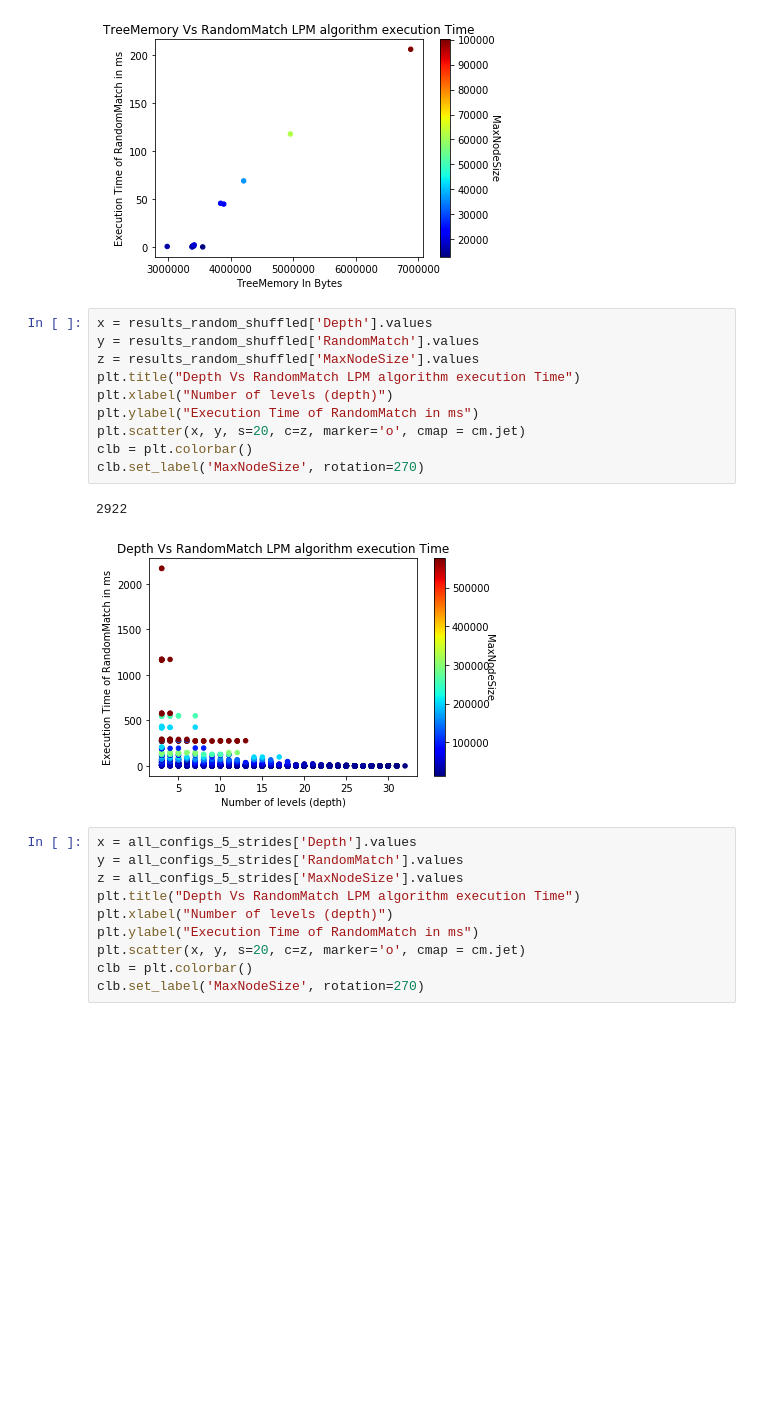
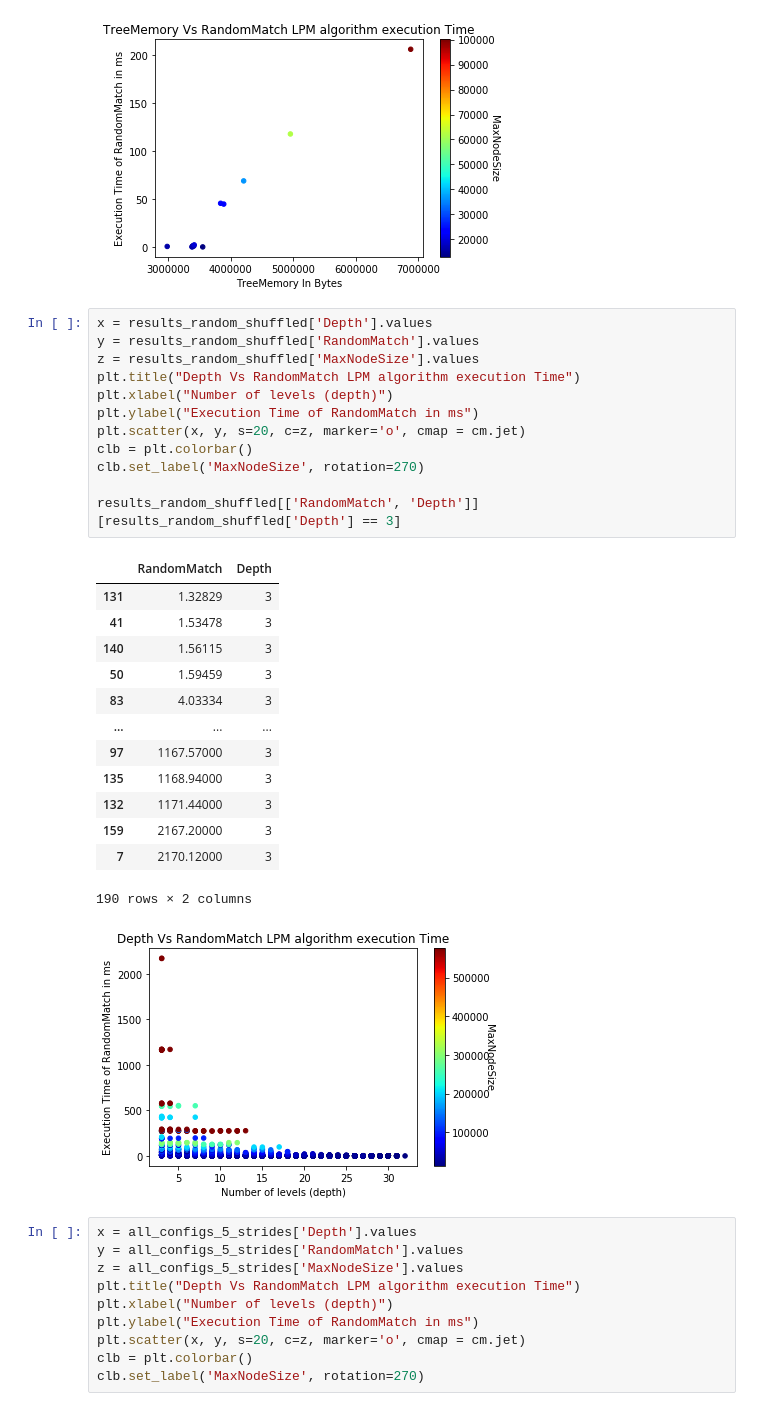
Before and after one commit to matrackif/TrieStrides, a Jupyter notebook: flavors_data_analysis.ipynb, the cells around one changed output. Saved outputs shown, nothing was run; the diff lists cells and outputs as text; blank space fills up the shorter version.

Commit message:
Add slowest and fastest 3 level randomly shuffled config for analysis

```diff
--- a/flavors_data_analysis.ipynb
+++ b/flavors_data_analysis.ipynb
@@ -351,15 +353,29 @@ clb.set_label('MaxNodeSize', rotation=270)
 # %%
 x = results_random_shuffled['Depth'].values
 y = results_random_shuffled['RandomMatch'].values
 z = results_random_shuffled['MaxNodeSize'].values
 plt.title("Depth Vs RandomMatch LPM algorithm execution Time")
 plt.xlabel("Number of levels (depth)")
 plt.ylabel("Execution Time of RandomMatch in ms")
 plt.scatter(x, y, s=20, c=z, marker='o', cmap = cm.jet)
 clb = plt.colorbar()
 clb.set_label('MaxNodeSize', rotation=270)
+
+results_random_shuffled[['RandomMatch', 'Depth']][results_random_shuffled['Depth'] == 3]
 # %% [output]
+|  | RandomMatch | Depth |
+| 131 | 1.32829 | 3 |
+| 41 | 1.53478 | 3 |
+| 140 | 1.56115 | 3 |
+| 50 | 1.59459 | 3 |
+| 83 | 4.03334 | 3 |
+| ... | ... | ... |
+| 97 | 1167.57000 | 3 |
+| 135 | 1168.94000 | 3 |
+| 132 | 1171.44000 | 3 |
+| 159 | 2167.20000 | 3 |
+| 7 | 2170.12000 | 3 |
-2922
+190 rows × 2 columns
 [figure]
 # %%
 x = all_configs_5_strides['Depth'].values
```
Also changed, not shown: parts of 15 cells of this notebook.
